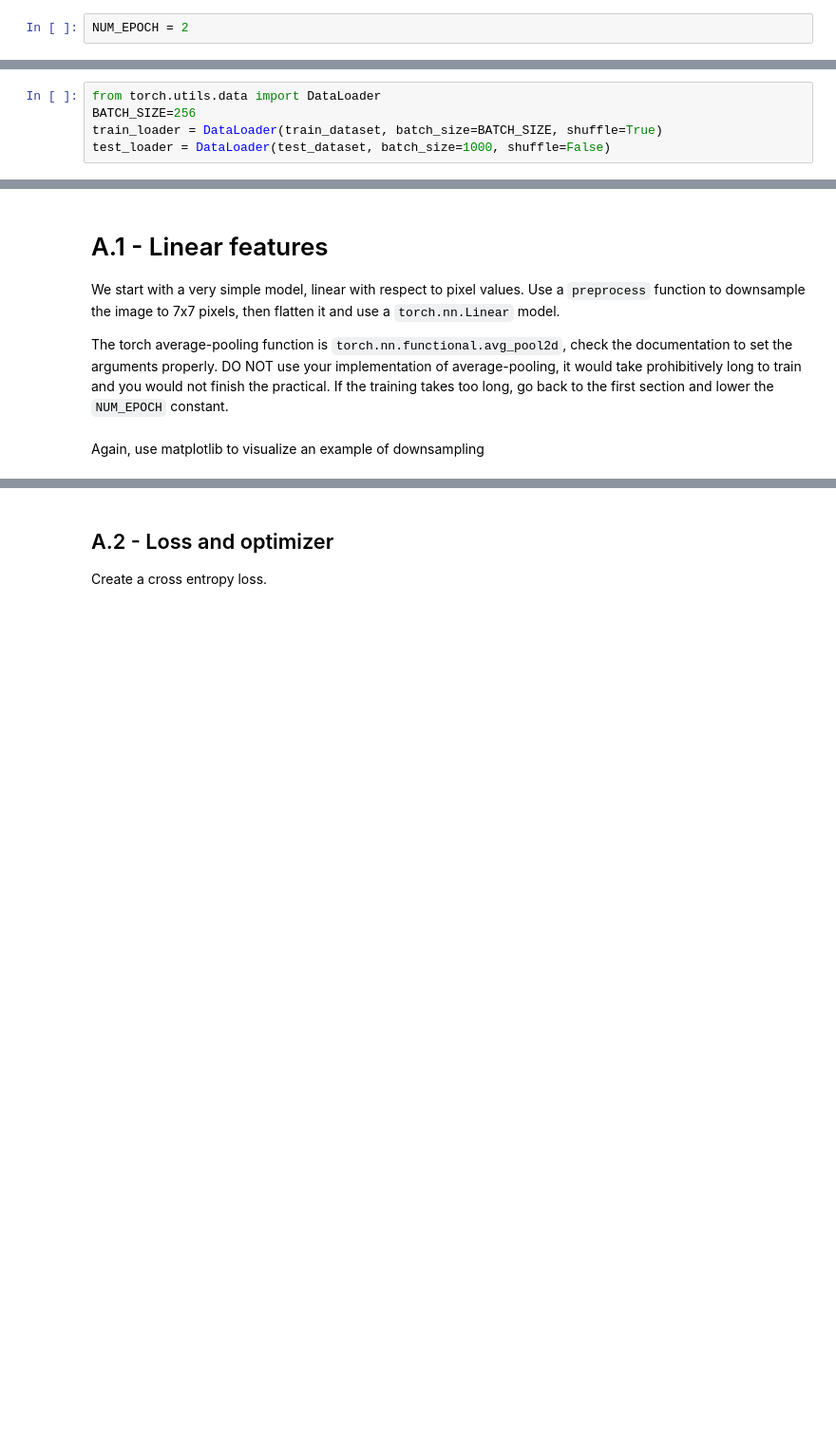
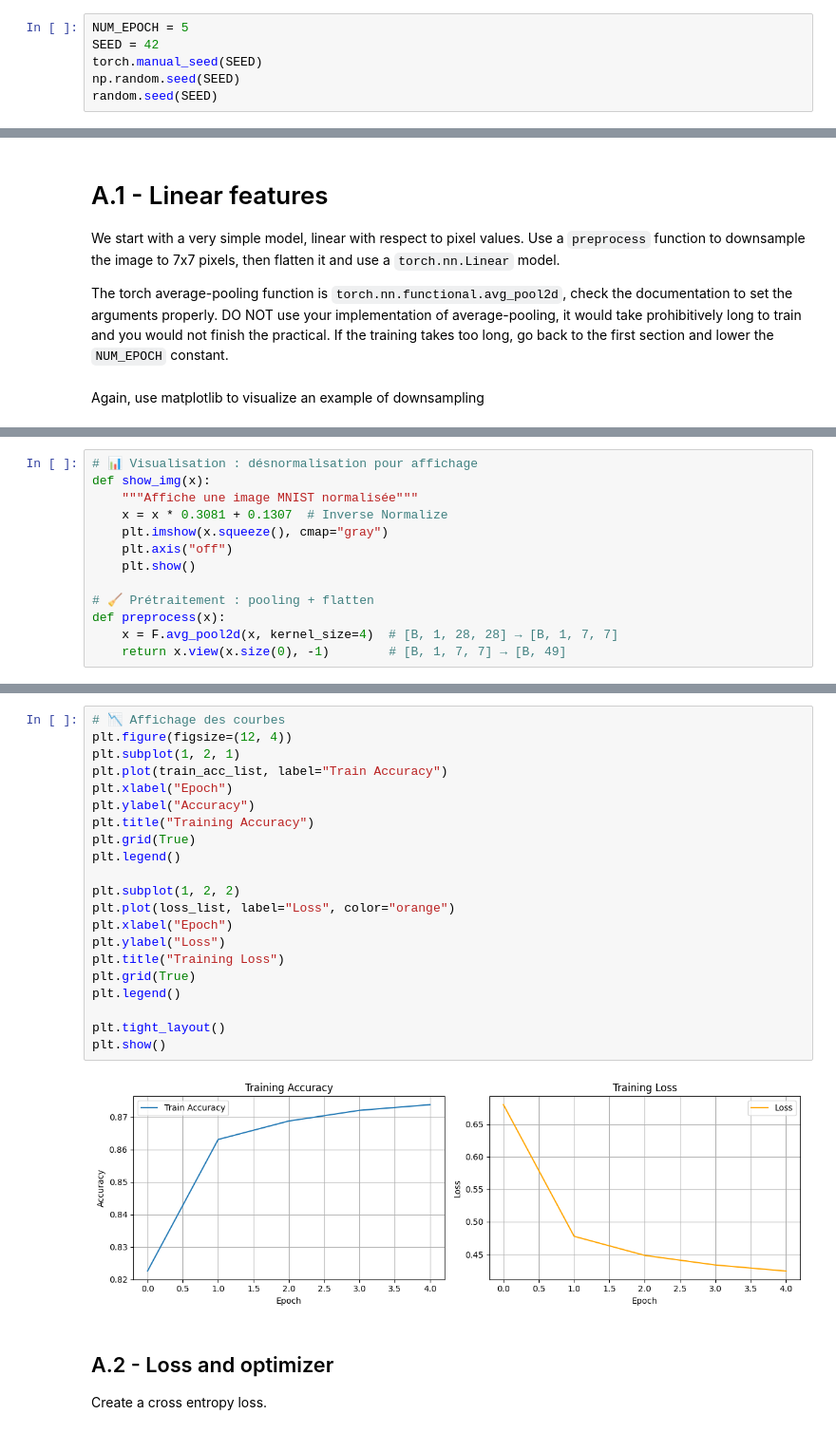
Before and after one commit to the-demby/ensae_dl_pw1, a Jupyter notebook: notebook.ipynb, the cells around one changed output, grey strips where cells are left out. Shown at 95% size. Cells and saved outputs as stored; diff of their text form; blank space fills up the shorter version.

```diff
--- a/notebook.ipynb
+++ b/notebook.ipynb
@@ -38,7 +22,11 @@ Using gpu: True
 # %% [markdown]
 We will be training many models. Select a number of epochs to train each model. If you are using a slow machine, or if you want to restart training often and have many development iterations, we suggest `NUM_EPOCH = 2`. If you are using a fast machine, or have a GPU available, of if you are confident that you can write accurate code first try, you will get better accuracies by increasing this constant. You could be able to afford up to `NUM_EPOCH = 10`.
 # %%
-NUM_EPOCH = 2
+NUM_EPOCH = 5
+SEED = 42
+torch.manual_seed(SEED)
+np.random.seed(SEED)
+random.seed(SEED)
 # %% [markdown]
 # Part A - Linear, MLP, and CNN
 # %% [markdown]
@@ -62,8 +52,3 @@ test_dataset = datasets.MNIST(root=root_dir, train=False, download=True, transfo
-# %%
-from torch.utils.data import DataLoader
-BATCH_SIZE=256
-train_loader = DataLoader(train_dataset, batch_size=BATCH_SIZE, shuffle=True)
-test_loader = DataLoader(test_dataset, batch_size=1000, shuffle=False)
 # %% [markdown]
 How many examples in each split?
 
@@ -185,0 +102,13 @@ Le Test accuracy est de 89.86%
+# %%
+# 📊 Visualisation : désnormalisation pour affichage
+def show_img(x):
+    """Affiche une image MNIST normalisée"""
+    x = x * 0.3081 + 0.1307  # Inverse Normalize
+    plt.imshow(x.squeeze(), cmap="gray")
+    plt.axis("off")
+    plt.show()
+
+# 🧹 Prétraitement : pooling + flatten
+def preprocess(x):
+    x = F.avg_pool2d(x, kernel_size=4)  # [B, 1, 28, 28] → [B, 1, 7, 7]
+    return x.view(x.size(0), -1)        # [B, 1, 7, 7] → [B, 49]
@@ -186,3 +170,26 @@ Le Test accuracy est de 89.86%
+# %%
+# 📉 Affichage des courbes
+plt.figure(figsize=(12, 4))
+plt.subplot(1, 2, 1)
+plt.plot(train_acc_list, label="Train Accuracy")
+plt.xlabel("Epoch")
+plt.ylabel("Accuracy")
+plt.title("Training Accuracy")
+plt.grid(True)
+plt.legend()
+
+plt.subplot(1, 2, 2)
+plt.plot(loss_list, label="Loss", color="orange")
+plt.xlabel("Epoch")
+plt.ylabel("Loss")
+plt.title("Training Loss")
+plt.grid(True)
+plt.legend()
+
+plt.tight_layout()
+plt.show()
+# %% [output]
+[figure, added]
 # %% [markdown]
 ## A.2 - Loss and optimizer
 Create a cross entropy loss.
```
Also changed, not shown: parts of 63 cells of this notebook.
